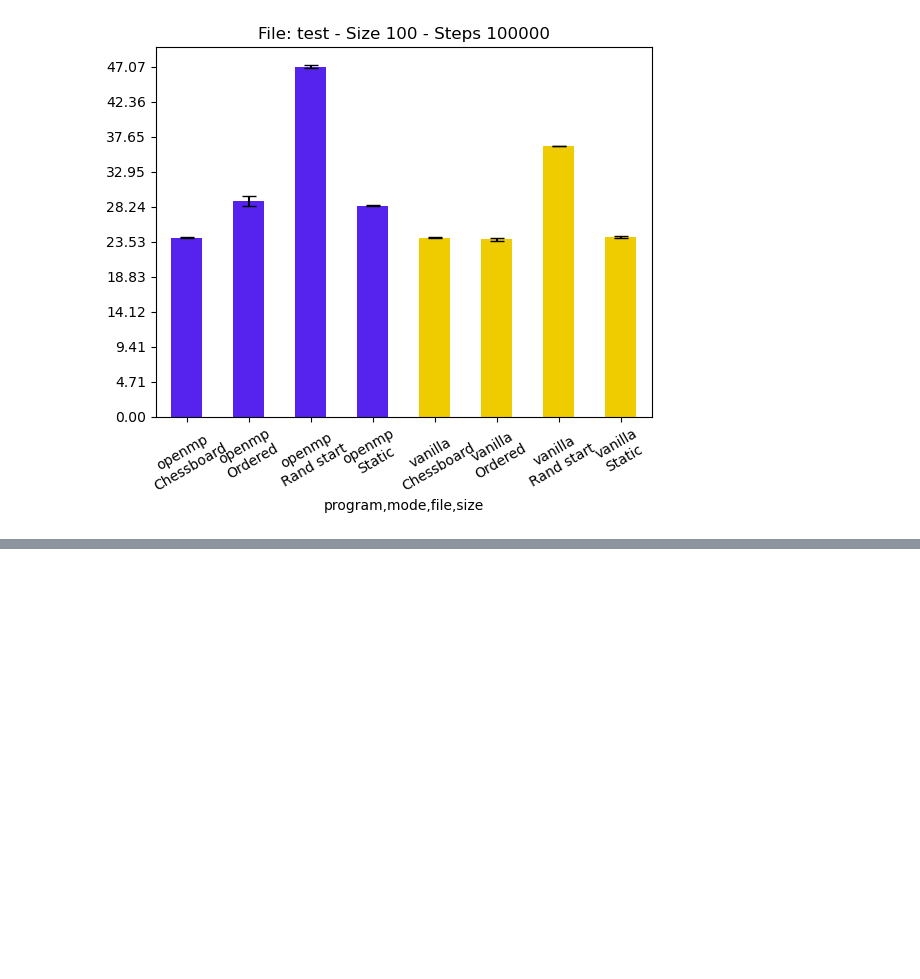
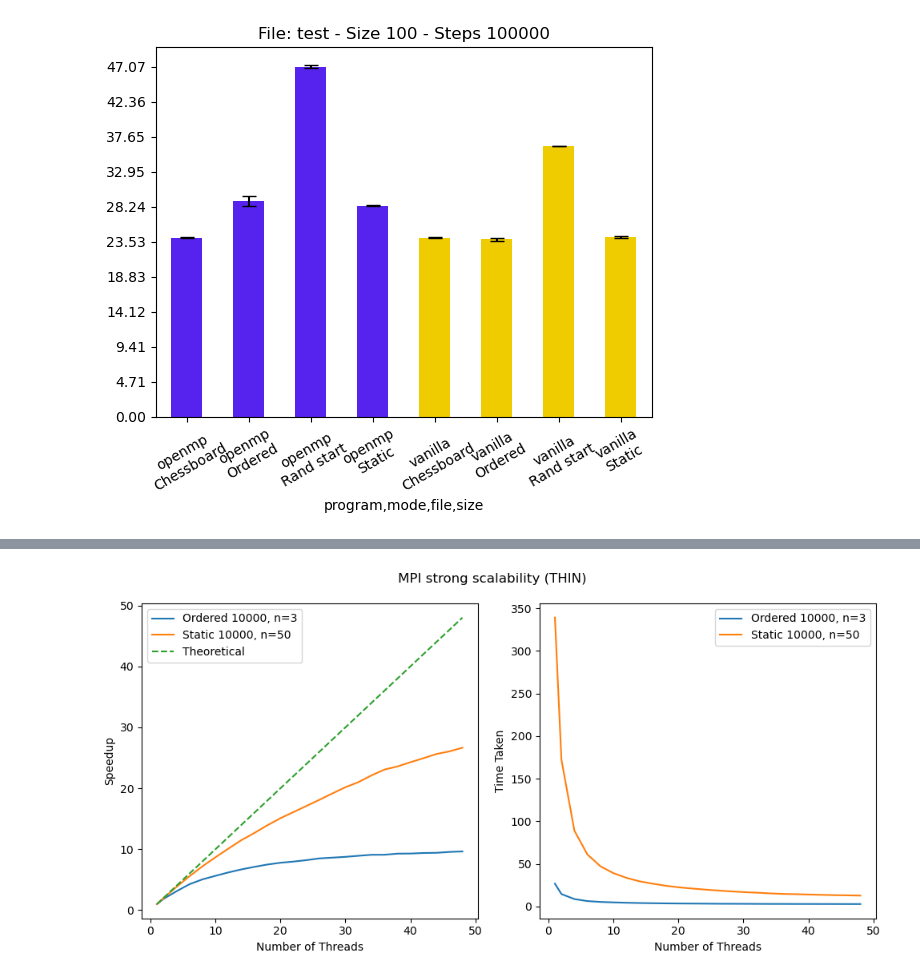
Before and after one commit to crispymcbacon/fhpc-final-assigment-22-23, a Jupyter notebook: exercise1/test.ipynb, the cells around one changed output, grey strips where cells are left out. Drawn from its saved outputs; the diff is of its cells as text; code cells hidden in the pictures; blank space fills up the shorter version.

```diff
--- a/exercise1/test.ipynb
+++ b/exercise1/test.ipynb
@@ -65,0 +68,7 @@ for file_value in file_values:
+# %%
+import pandas as pd
+import matplotlib.pyplot as plt
+import numpy as np
+df = pd.read_csv('mpi_scalability_strong/mpi_ss_10000.csv', sep=';')
+
+df.head()
@@ -65,0 +82,41 @@ for file_value in file_values:
+# %%
+# Extract 'threads' from 'info' column
+df['threads'] = df['info'].apply(lambda x: int(x.split('-n')[1].split()[0]))
+
+# Split data into two dataframes based on 'mode'
+data_mode_0 = df[df['mode'] == 0]
+data_mode_1 = df[df['mode'] == 1]
+
+# Calculate Tserial for each mode
+Tserial_mode_0 = data_mode_0[data_mode_0['threads'] == 1]['time_taken'].values[0]
+Tserial_mode_1 = data_mode_1[data_mode_1['threads'] == 1]['time_taken'].values[0]
+
+# Calculate Speedupn for each mode and add as new column 'speedup'
+data_mode_0 = data_mode_0.assign(speedup = Tserial_mode_0 / data_mode_0['time_taken'])
+data_mode_1 = data_mode_1.assign(speedup = Tserial_mode_1 / data_mode_1['time_taken'])
+
+# Plot data
+plt.figure(figsize=(10, 5))
+
+# Speedup plot
+plt.subplot(1, 2, 1)
+plt.plot(data_mode_0['threads'], data_mode_0['speedup'], label='Ordered 10000, n=3')
+plt.plot(data_mode_1['threads'], data_mode_1['speedup'], label='Static 10000, n=50')
+plt.plot(data_mode_0['threads'], data_mode_0['threads'], label='Theoretical', linestyle='dashed')  # Theoretical speedup
+plt.xlabel('Number of Threads')
+plt.ylabel('Speedup')
+plt.legend()
+
+# Time taken plot
+plt.subplot(1, 2, 2)
+plt.plot(data_mode_0['threads'], data_mode_0['time_taken'], label='Ordered 10000, n=3')
+plt.plot(data_mode_1['threads'], data_mode_1['time_taken'], label='Static 10000, n=50')
+plt.xlabel('Number of Threads')
+plt.ylabel('Time Taken')
+plt.legend()
+
+plt.suptitle('MPI strong scalability (THIN)')  # Add title to the figure
+plt.tight_layout()
+plt.show()
+# %% [output]
+[figure, added]
```
Also changed, not shown: parts of 5 cells of this notebook, 16 other files.
